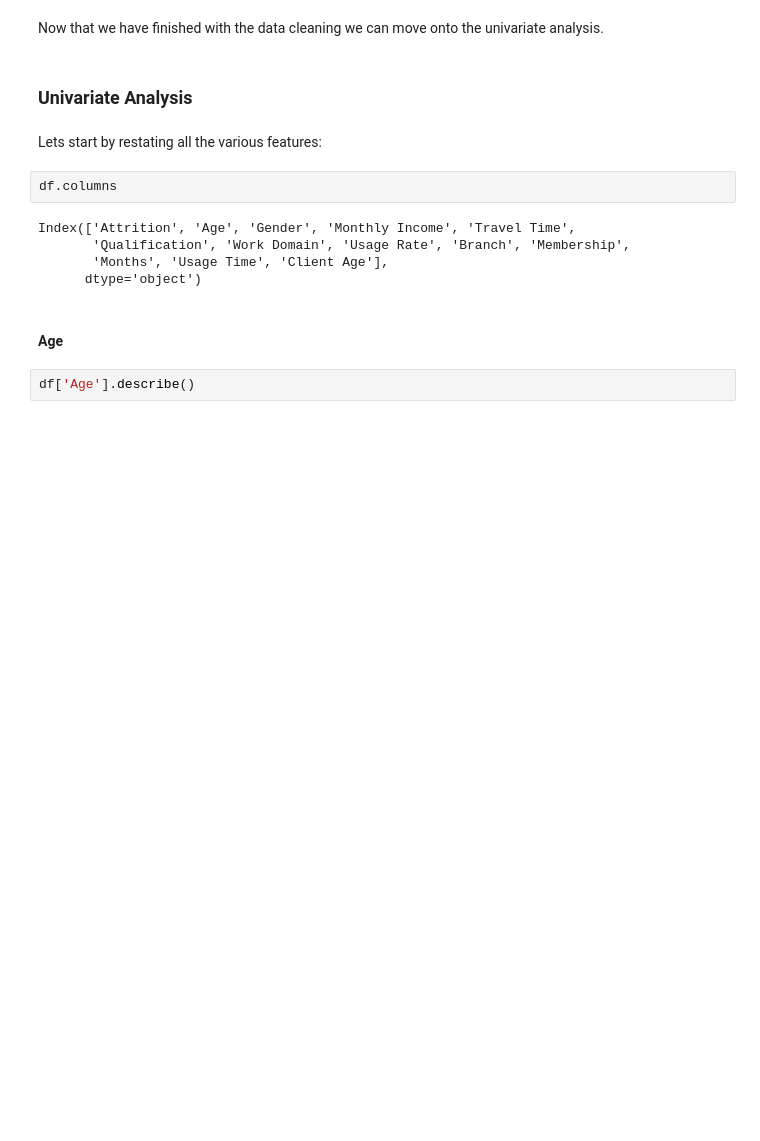
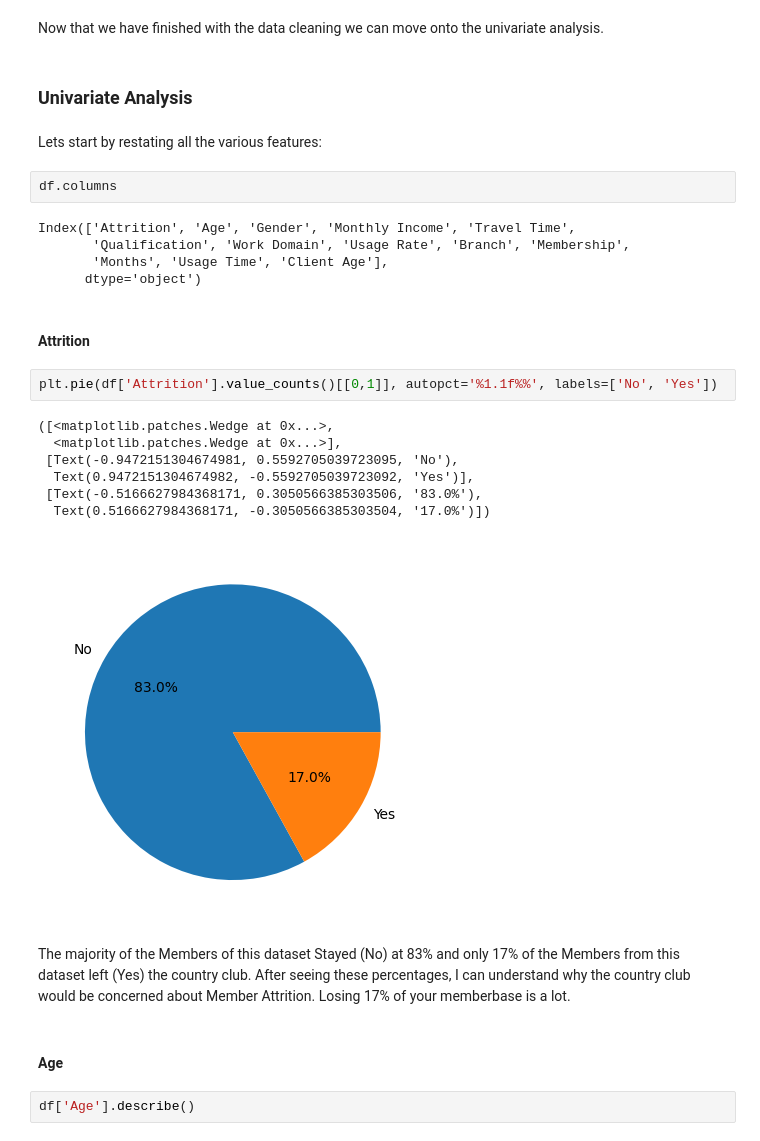
Before and after one commit to Anglesofdeath/attrition-data-science-project, a Jupyter notebook: eda.ipynb, the cells around one changed output. Saved outputs shown, nothing was run; the diff lists cells and outputs as text; blank space fills up the shorter version.

```diff
--- a/eda.ipynb
+++ b/eda.ipynb
@@ -513,6 +513,20 @@ Index(['Attrition', 'Age', 'Gender', 'Monthly Income', 'Travel Time',
        'Qualification', 'Work Domain', 'Usage Rate', 'Branch', 'Membership',
        'Months', 'Usage Time', 'Client Age'],
       dtype='object')
+# %% [markdown]
+#### Attrition
+# %%
+plt.pie(df['Attrition'].value_counts()[[0,1]], autopct='%1.1f%%', labels=['No', 'Yes'])
+# %% [output]
+([<matplotlib.patches.Wedge at 0x...>,
+  <matplotlib.patches.Wedge at 0x...>],
+ [Text(-0.9472151304674981, 0.5592705039723095, 'No'),
+  Text(0.9472151304674982, -0.5592705039723092, 'Yes')],
+ [Text(-0.5166627984368171, 0.3050566385303506, '83.0%'),
+  Text(0.5166627984368171, -0.3050566385303504, '17.0%')])
+[figure, added]
+# %% [markdown]
+The majority of the Members of this dataset Stayed (No) at 83% and only 17% of the Members from this dataset left (Yes) the country club. After seeing these percentages, I can understand why the country club would be concerned about Member Attrition. Losing 17% of your memberbase is a lot.
 # %% [markdown]
 #### Age
 # %%
```
Also changed, not shown: parts of 22 cells of this notebook.
